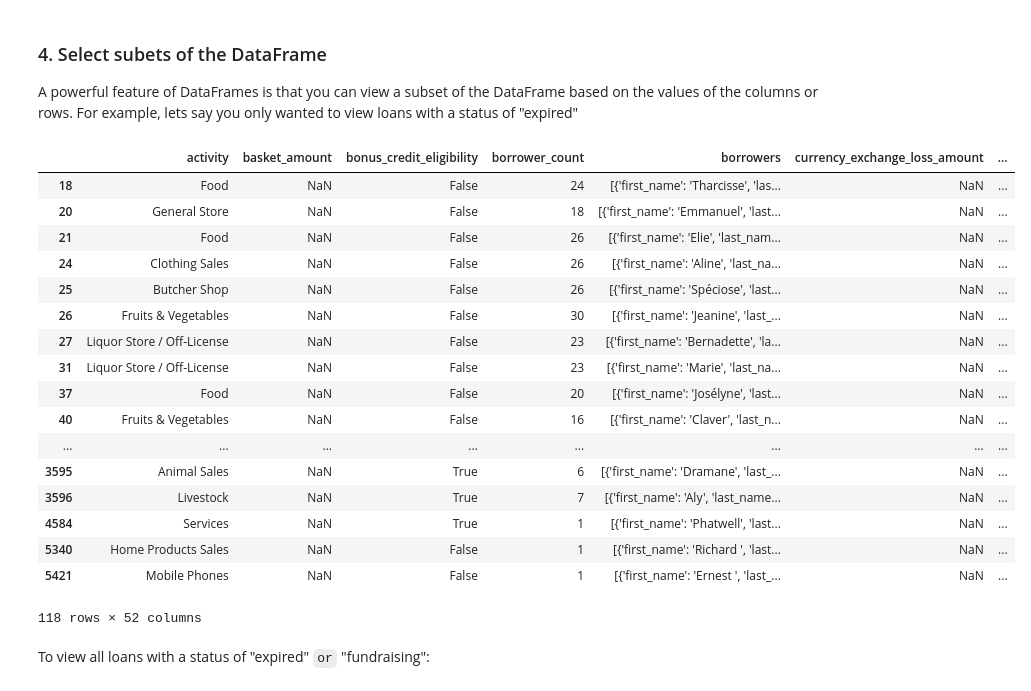
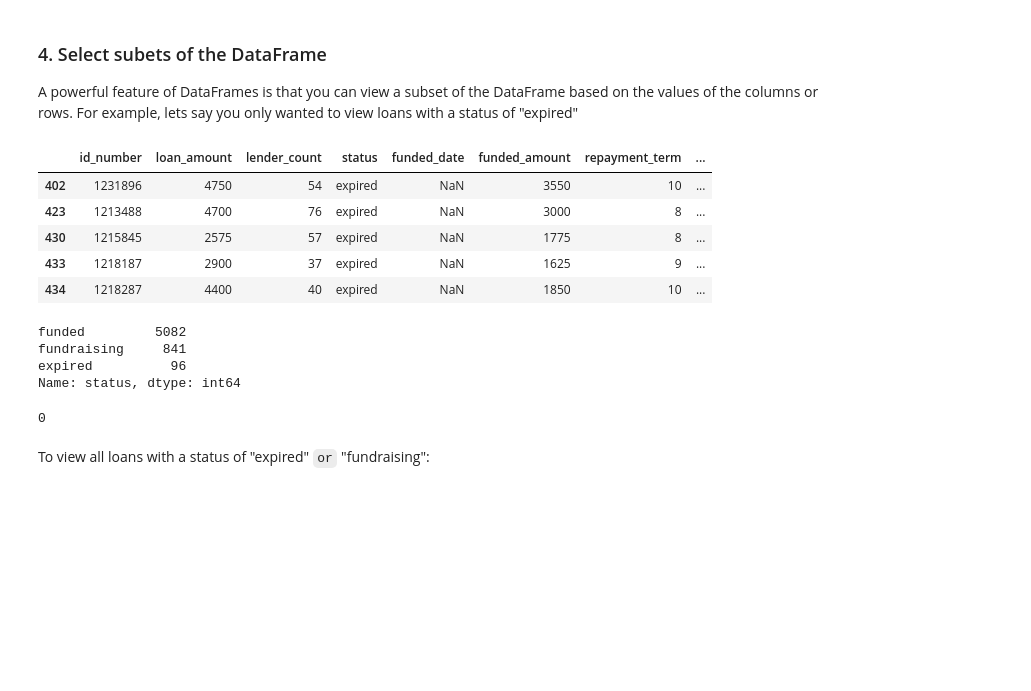
Before and after one commit to SaturdaysAI/Itinerario_MachineLearning, a Jupyter notebook: module_1_introduction/1_2 intro_to_pandas.ipynb, the cells around one changed output. Drawn from its saved outputs; the diff is of its cells as text; code cells hidden in the pictures; blank space fills up the shorter version.

```diff
--- a/module_1_introduction/1_2 intro_to_pandas.ipynb
+++ b/module_1_introduction/1_2 intro_to_pandas.ipynb
@@ -313,26 +209,25 @@ Name: bonus_credit_eligibility, dtype: bool
 
 A powerful feature of DataFrames is that you can view a subset of the DataFrame based on the values of the columns or rows.  For example, lets say you only wanted to view loans with a status of "expired"
 # %%
-df[df['status']=='expired']
+df[df['status']=='expired'].head()
 # %% [output]
-|  | activity | basket_amount | bonus_credit_eligibility | borrower_count | borrowers | currency_exchange_loss_amount | ... |
-| 18 | Food | NaN | False | 24 | [{'first_name': 'Tharcisse', 'las... | NaN | ... |
-| 20 | General Store | NaN | False | 18 | [{'first_name': 'Emmanuel', 'last... | NaN | ... |
-| 21 | Food | NaN | False | 26 | [{'first_name': 'Elie', 'last_nam... | NaN | ... |
-| 24 | Clothing Sales | NaN | False | 26 | [{'first_name': 'Aline', 'last_na... | NaN | ... |
-| 25 | Butcher Shop | NaN | False | 26 | [{'first_name': 'Spéciose', 'last... | NaN | ... |
-| 26 | Fruits & Vegetables | NaN | False | 30 | [{'first_name': 'Jeanine', 'last_... | NaN | ... |
-| 27 | Liquor Store / Off-License | NaN | False | 23 | [{'first_name': 'Bernadette', 'la... | NaN | ... |
-| 31 | Liquor Store / Off-License | NaN | False | 23 | [{'first_name': 'Marie', 'last_na... | NaN | ... |
-| 37 | Food | NaN | False | 20 | [{'first_name': 'Josélyne', 'last... | NaN | ... |
-| 40 | Fruits & Vegetables | NaN | False | 16 | [{'first_name': 'Claver', 'last_n... | NaN | ... |
-| ... | ... | ... | ... | ... | ... | ... | ... |
-| 3595 | Animal Sales | NaN | True | 6 | [{'first_name': 'Dramane', 'last_... | NaN | ... |
-| 3596 | Livestock | NaN | True | 7 | [{'first_name': 'Aly', 'last_name... | NaN | ... |
-| 4584 | Services | NaN | True | 1 | [{'first_name': 'Phatwell', 'last... | NaN | ... |
-| 5340 | Home Products Sales | NaN | False | 1 | [{'first_name': 'Richard ', 'last... | NaN | ... |
-| 5421 | Mobile Phones | NaN | False | 1 | [{'first_name': 'Ernest ', 'last_... | NaN | ... |
+|  | id_number | loan_amount | lender_count | status | funded_date | funded_amount | repayment_term | ... |
+| 402 | 1231896 | 4750 | 54 | expired | NaN | 3550 | 10 | ... |
+| 423 | 1213488 | 4700 | 76 | expired | NaN | 3000 | 8 | ... |
+| 430 | 1215845 | 2575 | 57 | expired | NaN | 1775 | 8 | ... |
+| 433 | 1218187 | 2900 | 37 | expired | NaN | 1625 | 9 | ... |
+| 434 | 1218287 | 4400 | 40 | expired | NaN | 1850 | 10 | ... |
-118 rows × 52 columns
+# %%
+df['status'].value_counts()
+# %% [output]
+funded         5082
+fundraising     841
+expired          96
+Name: status, dtype: int64
+# %%
+df['status'].isna().sum()
+# %% [output]
+0
 # %% [markdown]
 To view all loans with a status of "expired" `or` "fundraising":
 # %%
```
Also changed, not shown: parts of 33 cells of this notebook.
